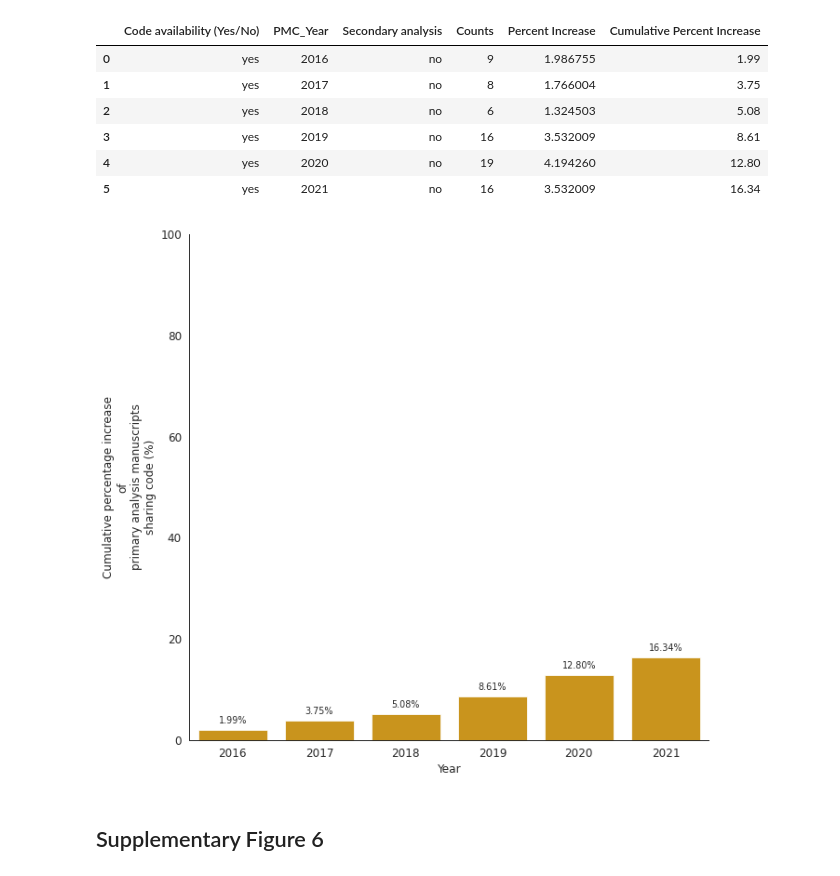
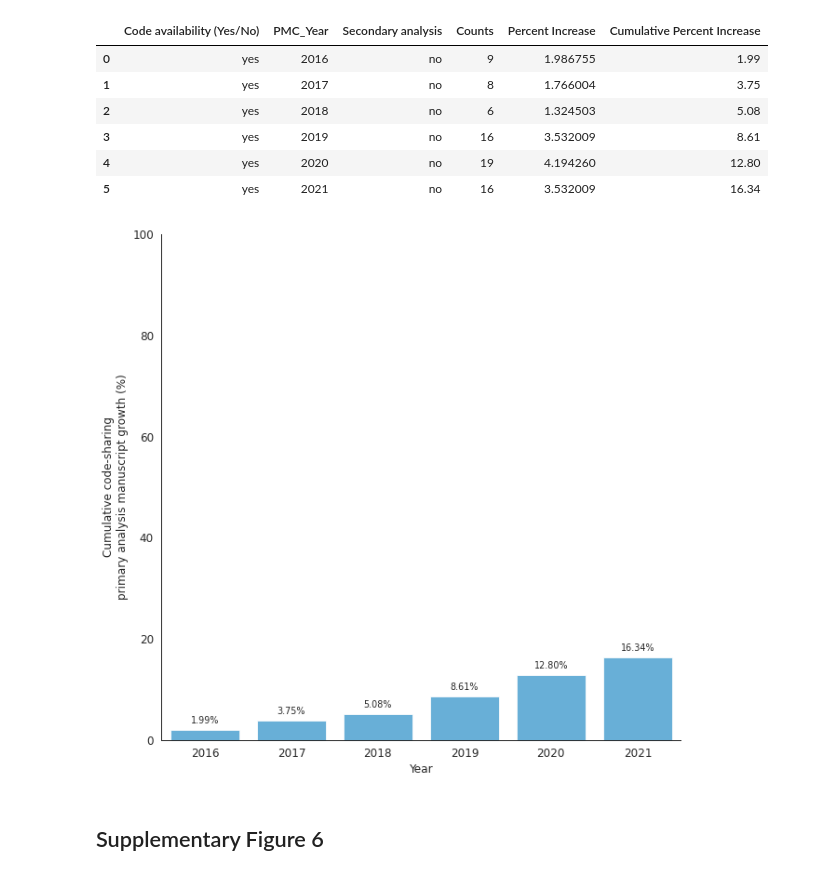
Before and after one commit to Mangul-Lab-USC/code-availability, a Jupyter notebook: notebooks/Figures.ipynb, the cells around one changed output. Drawn from its saved outputs; the diff is of its cells as text; code cells hidden in the pictures.

```diff
--- a/notebooks/Figures.ipynb
+++ b/notebooks/Figures.ipynb
@@ -392,7 +392,7 @@ fig, ax = plt.subplots(3, 2,figsize=(20 ,20))
 textprops = {"fontsize":12}
 explode = (0.05, 0)
 colors = ['#E69F00', '#56B4E9']
-ax[0,0].pie(df['Code availability (Yes/No)'].value_counts(), explode=explode, labels=['Code Unavailable','Code Available'], colors=colors, autopct='%1.1f%%',textprops = textprops)
+ax[0,0].pie(df['Code availability (Yes/No)'].value_counts(), explode=explode, labels=['Code unavailable','Code available'], colors=colors, autopct='%1.1f%%',textprops = textprops)
 ax[0,0].text(0.85, 0.95, "n=" + str(df['Code availability (Yes/No)'].value_counts().sum()), fontsize=12)
 
 # fig 1b
@@ -413,16 +413,16 @@ df_code_avail_statement['Percentage']=df_code_avail_statement['Percentage'].roun
 
 #create dataframe for counts data of data availability and code availability
 df_temp=pd.DataFrame({'Counts': df.groupby(['Code availability statement (Yes/No)','Code availability (Yes/No)',]).size()}).reset_index()
-df_temp.loc[df_temp['Code availability statement (Yes/No)'] == 'yes', 'Code availability statement (Yes/No)'] = 'Code Availability\nStatement Given\n(' + str(df_code_avail_statement['Percentage'][1]) + '%)'
-df_temp.loc[df_temp['Code availability statement (Yes/No)'] == 'no', 'Code availability statement (Yes/No)'] = 'Code Availability\nStatement Not Given\n(' + str(df_code_avail_statement['Percentage'][0]) +'%)'
-df_temp.loc[df_temp['Code availability (Yes/No)'] == 'no', 'Code availability (Yes/No)'] = 'Code Unavailable\n(' + str(df_code_avail['Percentage'][0]) + '%)'
-df_temp.loc[df_temp['Code availability (Yes/No)'] == 'yes', 'Code availability (Yes/No)'] = 'Code Available\n(' + str(df_code_avail['Percentage'][1]) + '%)'
+df_temp.loc[df_temp['Code availability statement (Yes/No)'] == 'yes', 'Code availability statement (Yes/No)'] = 'Code availability\nstatement given\n(' + str(df_code_avail_statement['Percentage'][1]) + '%)'
+df_temp.loc[df_temp['Code availability statement (Yes/No)'] == 'no', 'Code availability statement (Yes/No)'] = 'Code availability\nstatement not given\n(' + str(df_code_avail_statement['Percentage'][0]) +'%)'
+df_temp.loc[df_temp['Code availability (Yes/No)'] == 'no', 'Code availability (Yes/No)'] = 'Code unavailable\n(' + str(df_code_avail['Percentage'][0]) + '%)'
+df_temp.loc[df_temp['Code availability (Yes/No)'] == 'yes', 'Code availability (Yes/No)'] = 'Code available\n(' + str(df_code_avail['Percentage'][1]) + '%)'
 
 category_labels = [
-    'Code Availability\nStatement Not Given\n(' + str(df_code_avail_statement['Percentage'][0]) +'%)',
-    'Code Availability\nStatement Given\n(' + str(df_code_avail_statement['Percentage'][1]) + '%)',
-    'Code Unavailable\n(' + str(df_code_avail['Percentage'][0]) + '%)',
-    'Code Available\n(' + str(df_code_avail['Percentage'][1]) + '%)'
+    'Code availability\nstatement not given\n(' + str(df_code_avail_statement['Percentage'][0]) +'%)',
+    'Code availability\nstatement given\n(' + str(df_code_avail_statement['Percentage'][1]) + '%)',
+    'Code unavailable\n(' + str(df_code_avail['Percentage'][0]) + '%)',
+    'Code available\n(' + str(df_code_avail['Percentage'][1]) + '%)'
 ]
 
 colors = ["#fe2626","#21a0fc","#eef91a","#40ee40"]
@@ -433,7 +433,7 @@ sankey(
     left=df_temp['Code availability statement (Yes/No)'], right=df_temp['Code availability (Yes/No)'],  aspect=20, rightWeight=df_temp['Counts'].values.astype(float), leftWeight=df_temp['Counts'].values.astype(float),
     fontsize=12,colorDict=color_dict, ax=ax[0,1]
 )
-ax[0,1].text(0.23, 4, "n=" + str(df_temp['Counts'].sum()), fontsize=12)
+ax[0,1].text(23.3, 510, "n=" + str(df_temp['Counts'].sum()), fontsize=12)
 ax[0,1].tick_params(axis='both', labelsize=12)
 
 
@@ -452,13 +452,13 @@ df_temp.loc[(df_temp['Code availability (Yes/No)'] == 'yes') & (df_temp['Analysi
 df_temp = df_temp.drop(df_temp.loc[df_temp['Analysis']=='Both'].index[0])
 y, h, col = df_temp['Counts'].max() + 120, 15, 'k'
 df_temp=df_temp.pivot(index='Analysis',columns='Code availability (Yes/No)',values='Counts')
-df_temp=df_temp.rename(columns={"no":"Code Unavailable","yes":"Code Available"})
+df_temp=df_temp.rename(columns={"no":"Code unavailable","yes":"Code available"})
 chi2, p, dof, expected = chi2_contingency(df_temp)
 colors = ['#0072B2','#D55E00']
 df_temp.plot(kind='bar', stacked=True, color=['#E69F00', '#56B4E9'], ax=ax[1,0], rot=0)
 ax[1,0].legend(loc='upper right', bbox_to_anchor=(1.1, 1))
 ax[1,0].set_xlabel("Type of analysis",fontsize=12)
-ax[1,0].set_ylabel("Counts of manuscripts (n=453)",fontsize=12)
+ax[1,0].set_ylabel("Number of manucripts (n=453)",fontsize=12)
 ax[1,0].tick_params(axis='both', labelsize=12)
 
 # statistical annotation
@@ -494,7 +494,7 @@ ax[1,1].text((x1+x2)*.5, y+h, r"$p = {0:s}$".format(as_si(p,2)), ha='center', va
 
 ax[1,1].legend(loc='upper right', bbox_to_anchor=(1, 1))
 ax[1,1].set_xlabel("Type of analysis",fontsize=12)
-ax[1,1].set_ylabel("Counts of manuscripts (n=204)",fontsize=12)
+ax[1,1].set_ylabel("Number of manucripts (n=204)",fontsize=12)
 #plt.ylim(0,100)
 ax[1,1].tick_params(axis='both', labelsize=12)
 
@@ -508,10 +508,10 @@ df_modified = df.copy()
 df_modified.loc[df_modified['Data availability (yes/no)'] == 'upon request', 'Data availability (yes/no)'] = 'no'
 #create dataframe for counts data of data availability and code availability
 df_temp=pd.DataFrame({'Counts': df_modified.groupby(['Data availability (yes/no)','Code availability (Yes/No)']).size()}).reset_index()
-df_temp['Labels']=['Neither Available','Only Code','Only Data','Code and Data Available']
+df_temp['Labels']=['Neither available','Code available','Data available','Code and Data available']
 explode = (0.05,0.03,0.05,0.03)
 textprops = {"fontsize":12}
-colors = ['#009E73', '#0072B2','#D55E00', '#CC79A7']
+colors = ['#E69F00', '#56B4E9','#009E73', '#CC79A7']
 ax[2,0].pie(df_temp['Counts'], explode=explode, labels=df_temp['Labels'], colors=colors, autopct='%1.1f%%',textprops = textprops)
 ax[2,0].text(0.85, 0.95, "n=" + str(df_temp['Counts'].sum()), fontsize=12)
 
@@ -534,17 +534,17 @@ df_temp['Cumulative Percent Increase']=df_temp['Percent Increase'].cumsum()
 df_temp['Cumulative Percent Increase']=df_temp['Cumulative Percent Increase'].round(2)
 df_temp=df_temp.reset_index()
 df_temp=df_temp.drop('index', axis=1)
-colors = ['#E69F00']
+colors = ['#56B4E9']
 sns.barplot(ax=ax[2,1],data=df_temp, x='PMC_Year', y='Cumulative Percent Increase',palette=colors)
 
 for index, row in df_temp.iterrows():
     ax[2,1].annotate(f'{row["Cumulative Percent Increase"]:.2f}%', xy=(index, row['Cumulative Percent Increase']),
                  xytext=(0, 5), textcoords='offset points', ha='center', va='bottom')
 plt.ylim([0, 100])
-ax[2,1].text(4.9, 99, "n=204", fontsize=12)
+ax[2,1].text(4.9, 99, "n=453", fontsize=12)
 ax[2,1].tick_params(axis='both', labelsize=12)
 ax[2,1].set_xlabel('Year', fontsize=12)
-ax[2,1].set_ylabel('Cumulative percentage increase\nof\nmanuscripts sharing code (%)', fontsize=12)
+ax[2,1].set_ylabel('Cumulative code-sharing\nmanuscript growth (%)', fontsize=12)
 ax[2,1].set_ylim(0,100)
 
 
@@ -829,23 +829,23 @@ df_temp
 # %%
 plt.figure(figsize=(10, 10))
 plt.rcParams.update({'font.size': 12})
 rcParams['font.family'] = 'sans-serif'
 sns.set_context("paper",font_scale=1)
-colors = ['#E69F00']
+colors = ['#56B4E9']
 sns.barplot(data=df_temp, x='PMC_Year', y='Cumulative Percent Increase', palette=colors)
 
 for index, row in df_temp.iterrows():
     plt.annotate(f'{row["Cumulative Percent Increase"]:.2f}%', xy=(index, row['Cumulative Percent Increase']),
                  xytext=(0, 5), textcoords='offset points', ha='center', va='bottom')
 sns.despine()
 plt.xlabel("Year",fontsize=12)
-plt.ylabel("Cumulative percentage increase\nof\nprimary analysis manuscripts\nsharing code (%)",fontsize=12)
+plt.ylabel("Cumulative code-sharing\nprimary analysis manuscript growth (%)",fontsize=12)
 plt.ylim([0, 100])
 plt.tick_params(axis='both', labelsize=12)
 plt.savefig('../Figures/sup5.png', format='png', dpi=300)
 plt.show()
 # %% [output]
-[figure, old version]
+[figure, new version]
 # %% [markdown]
 ## Supplementary Figure 6
 # %%
```
Also changed, not shown: parts of 24 cells of this notebook, 13 other files.
